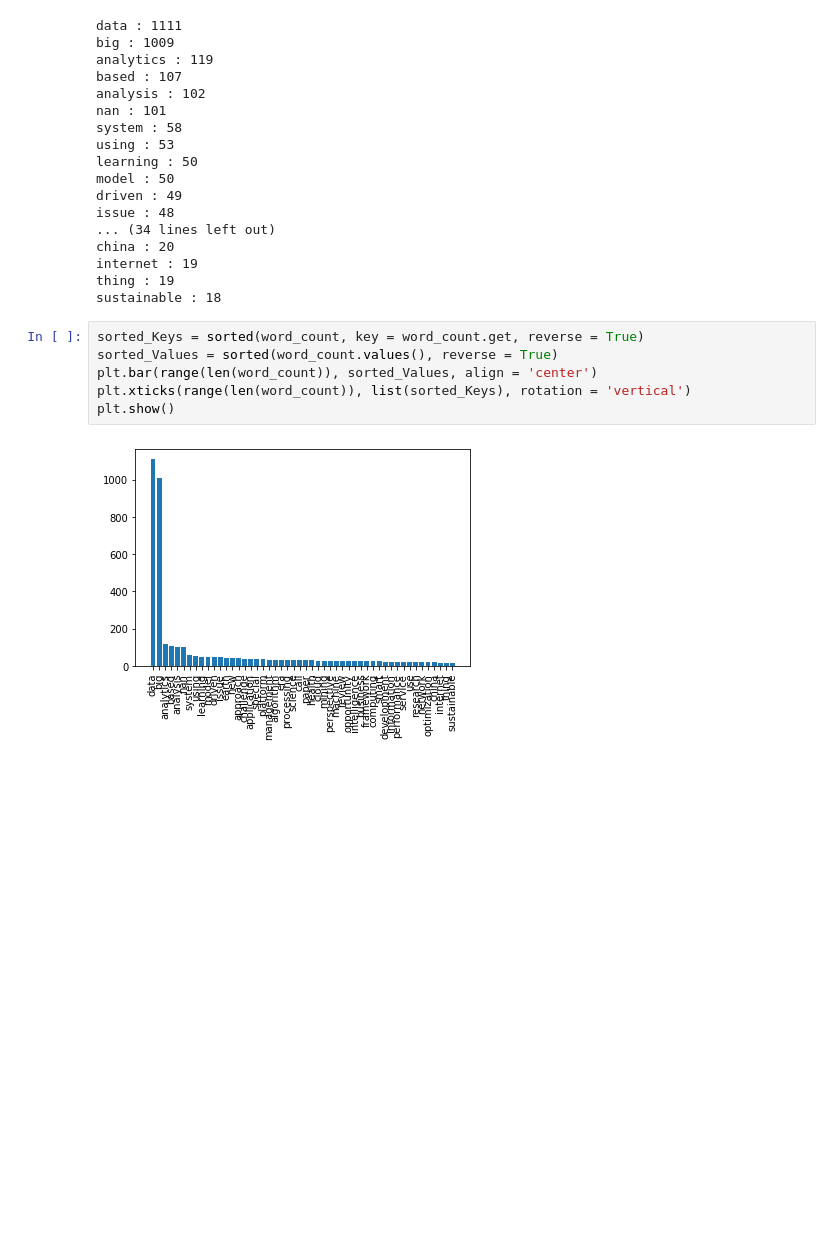
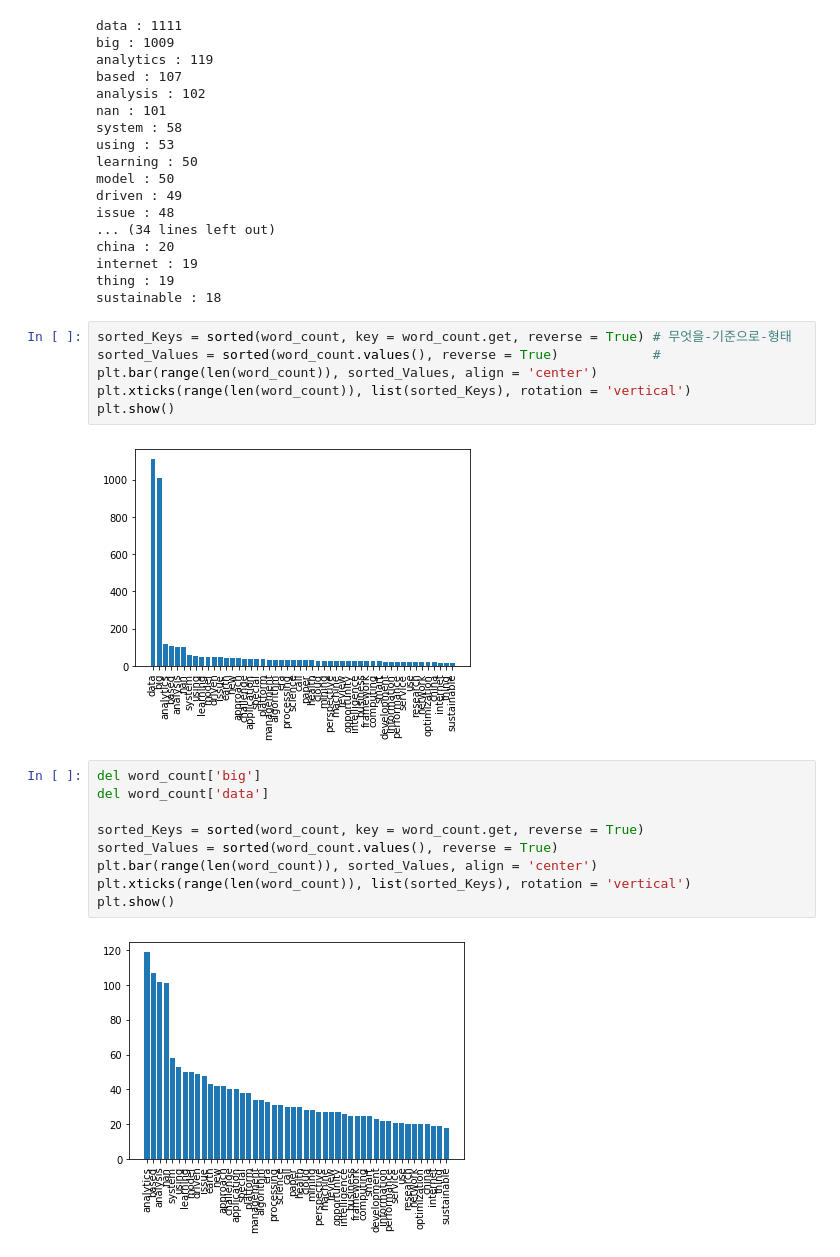
Before and after one commit to bank2014/Python_Datamining, a Jupyter notebook: 8장 영어단어분석.ipynb, the cells around one changed output. Cells and saved outputs as stored; diff of their text form; blank space fills up the shorter version.

```diff
--- a/8장 영어단어분석.ipynb
+++ b/8장 영어단어분석.ipynb
@@ -237,10 +234,21 @@ internet : 19
 thing : 19
 sustainable : 18
 # %%
-sorted_Keys = sorted(word_count, key = word_count.get, reverse = True)
-sorted_Values = sorted(word_count.values(), reverse = True)
+sorted_Keys = sorted(word_count, key = word_count.get, reverse = True) # 무엇을-기준으로-형태
+sorted_Values = sorted(word_count.values(), reverse = True)            #
 plt.bar(range(len(word_count)), sorted_Values, align = 'center')
 plt.xticks(range(len(word_count)), list(sorted_Keys), rotation = 'vertical')
 plt.show()
 # %% [output]
 [figure]
+# %%
+del word_count['big']
+del word_count['data']
+
+sorted_Keys = sorted(word_count, key = word_count.get, reverse = True)
+sorted_Values = sorted(word_count.values(), reverse = True)
+plt.bar(range(len(word_count)), sorted_Values, align = 'center')
+plt.xticks(range(len(word_count)), list(sorted_Keys), rotation = 'vertical')
+plt.show()
+# %% [output]
+[figure, added]
```
Also changed, not shown: parts of 6 cells of this notebook, 1 other file.
